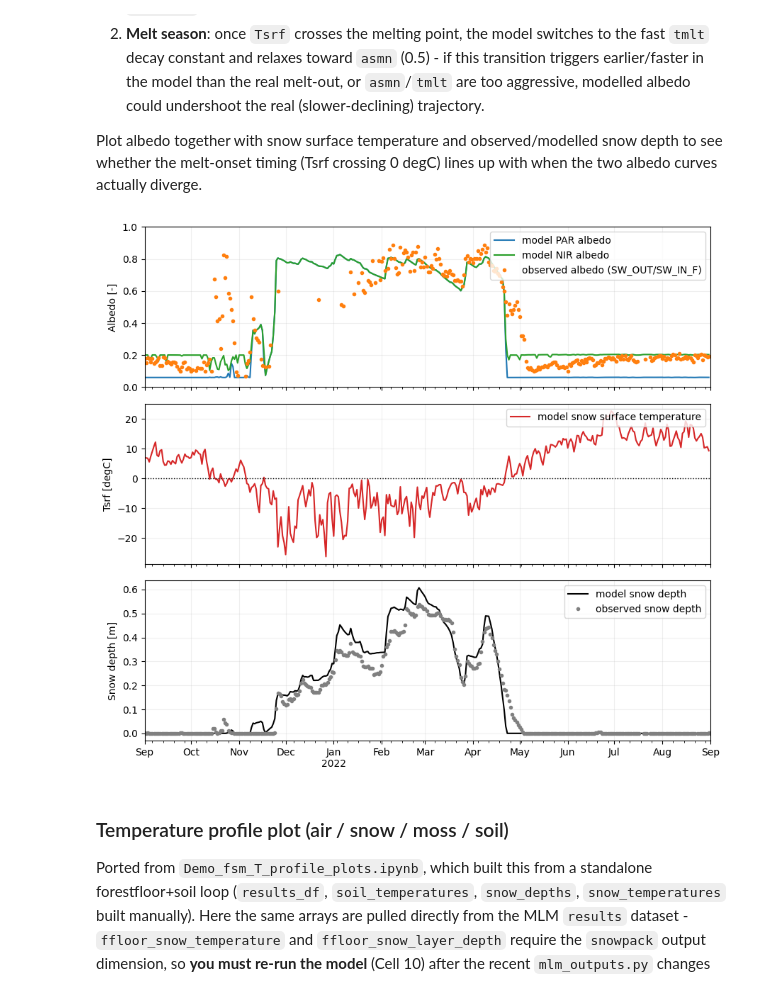
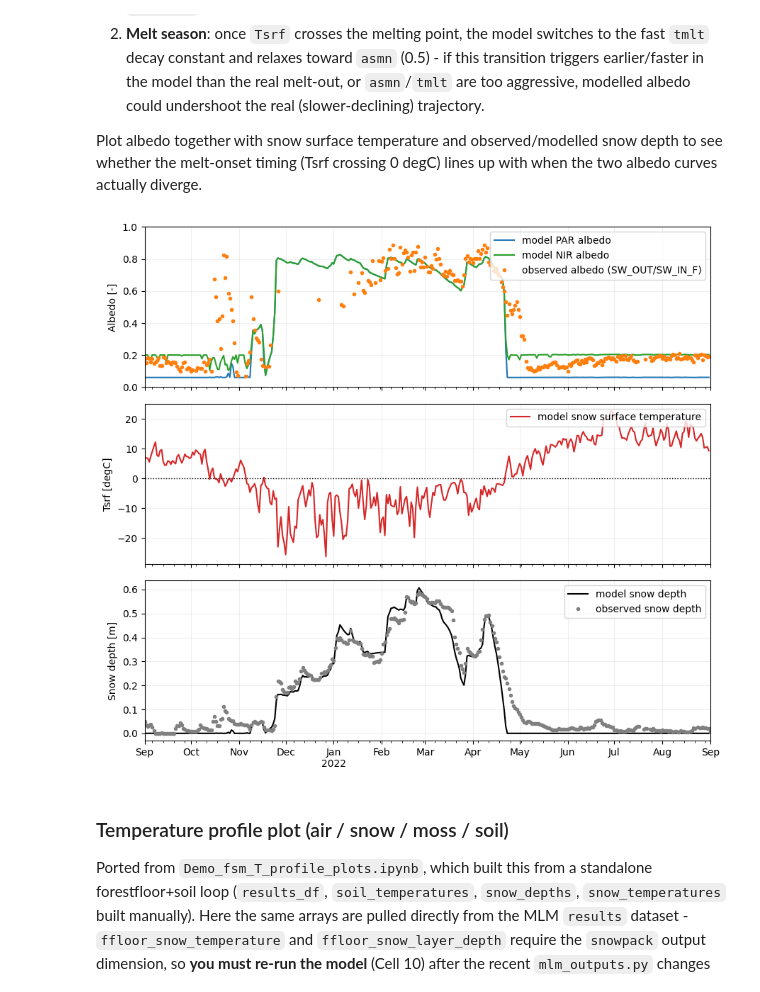
Before and after one commit to LukeEcomod/pyAPES_main, a Jupyter notebook: Examples/Demo_multi_layer_model_degero.ipynb, the cells around one changed output. Cells and saved outputs as stored; diff of their text form; code cells hidden in the pictures.

```diff
--- a/Examples/Demo_multi_layer_model_degero.ipynb
+++ b/Examples/Demo_multi_layer_model_degero.ipynb
@@ -633,35 +633,35 @@ Tsrf_model = results['ffloor_snow_surface_temperature'].sel(simulation=simulatio
 snow_depth_model = results['ffloor_snow_depth'].sel(simulation=simulation).sel(
     date=slice(plot_start, plot_end)
 ).resample(date='1D').mean().to_dataframe()['ffloor_snow_depth']
 
-snow_depth_obs = meteo['D_SNOW_C'].resample('D').mean()[plot_start:plot_end]
+snow_depth_obs = meteo['D_SNOW'].resample('D').mean()[plot_start:plot_end]
 
 fig, (ax1, ax2, ax3) = plt.subplots(3, 1, figsize=(9, 8), sharex=True)
 
 par_albedo_model.plot(ax=ax1, label='model PAR albedo', color='tab:blue')
 nir_albedo_model.plot(ax=ax1, label='model NIR albedo', color='tab:green')
 obs_alb.plot(ax=ax1, label='observed albedo (SW_OUT/SW_IN_F)', color='tab:orange', marker='.', linestyle='none')
 ax1.set_ylabel('Albedo [-]')
 ax1.set_ylim(0, 1)
 ax1.legend(loc='upper right')
 ax1.grid(alpha=0.2)
 
 Tsrf_model.plot(ax=ax2, color='tab:red', label='model snow surface temperature')
 ax2.axhline(0, color='black', linestyle=':', linewidth=1.0)
 ax2.set_ylabel('Tsrf [degC]')
 ax2.legend(loc='upper right')
 ax2.grid(alpha=0.2)
 
 snow_depth_model.plot(ax=ax3, color='black', label='model snow depth')
 snow_depth_obs.plot(ax=ax3, color='gray', marker='.', linestyle='none', label='observed snow depth')
 ax3.set_ylabel('Snow depth [m]')
 ax3.set_xlabel('')
 ax3.legend(loc='upper right')
 ax3.grid(alpha=0.2)
 
 plt.tight_layout()
 # %% [output]
-[figure, old version]
+[figure, new version]
 # %% [markdown]
 ### Temperature profile plot (air / snow / moss / soil)
 
```
Also changed, not shown: parts of 9 cells of this notebook, 4 other files.
